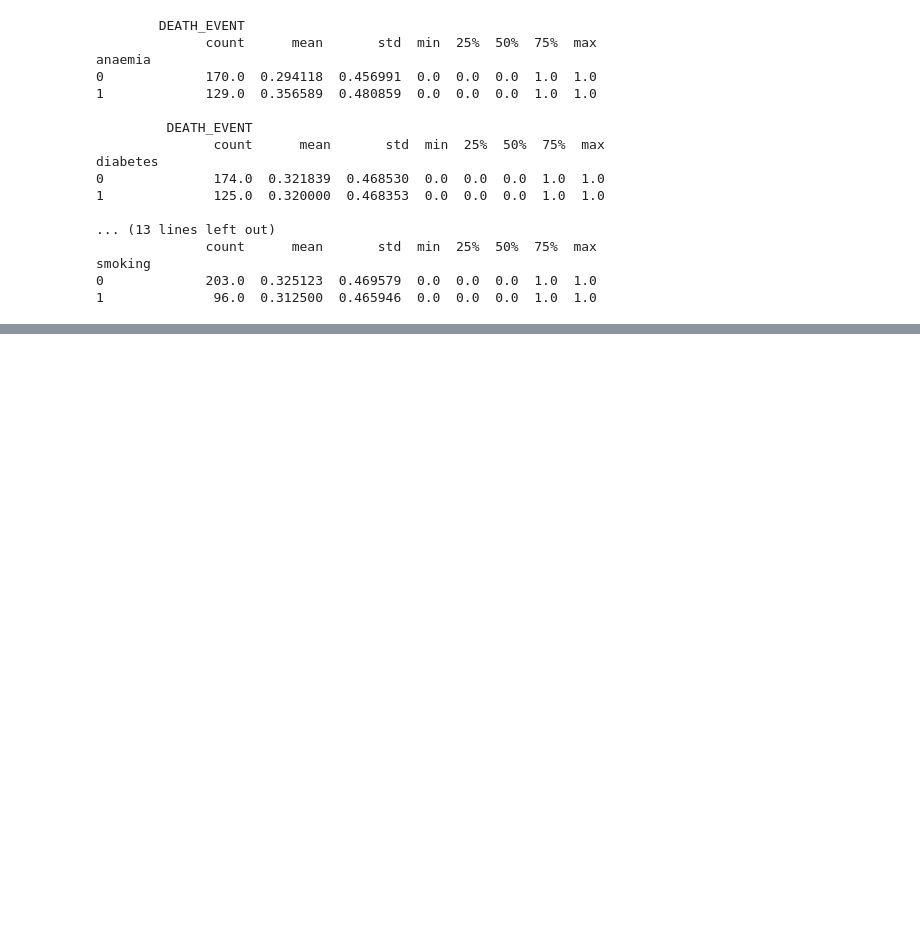
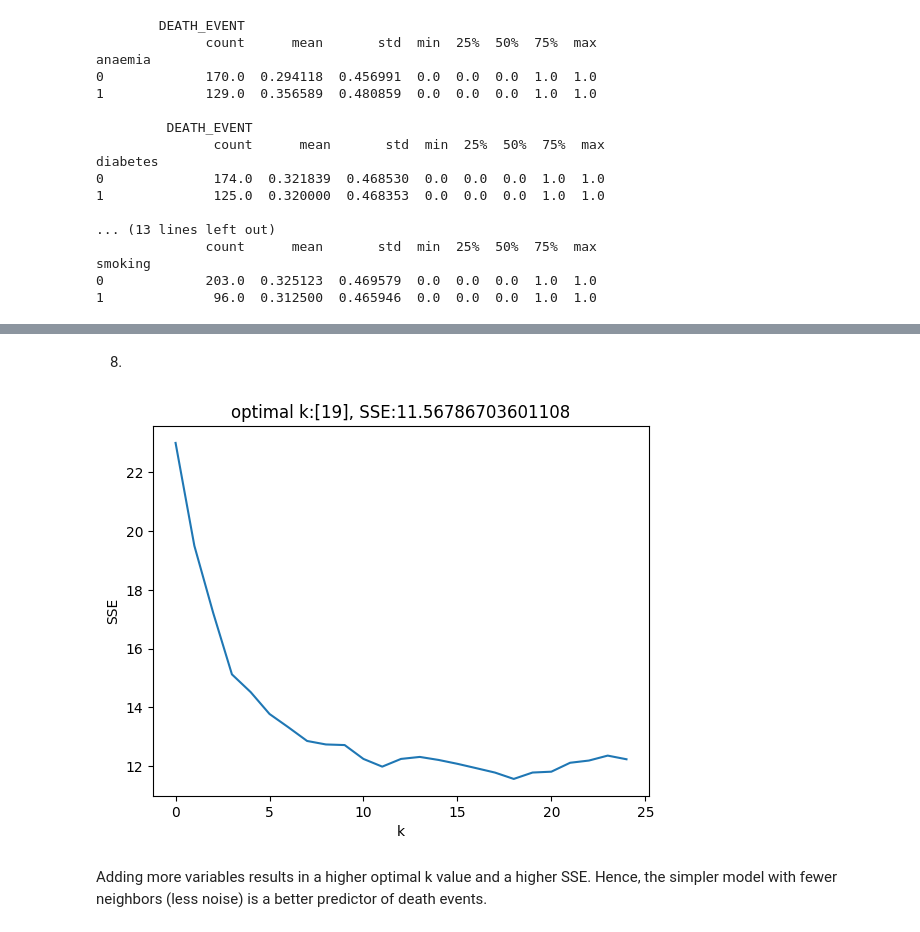
Before and after one commit to Nehach73/DS3001, a Jupyter notebook: kNN_assignment/kNN_assignment.ipynb, the cells around one changed output, grey strips where cells are left out. Saved outputs shown, nothing was run; the diff lists cells and outputs as text; code cells hidden in the pictures; blank space fills up the shorter version.

```diff
--- a/kNN_assignment/kNN_assignment.ipynb
+++ b/kNN_assignment/kNN_assignment.ipynb
@@ -194,0 +255,36 @@ When high blood pressure takes the value 1, a higher proportion of the populatio
+# %% [markdown]
+8.
+# %%
+y = df['DEATH_EVENT']
+X = df.drop('DEATH_EVENT', axis = 1)
+
+X = X.apply(maxmin)
+
+from sklearn.model_selection import train_test_split
+X_train, X_test, y_train, y_test = train_test_split(X, y, test_size=.2, random_state=100)
+
+from sklearn.neighbors import KNeighborsRegressor
+
+k_bar = 25
+k_grid = np.arange(1,k_bar)
+SSE = np.zeros(k_bar)
+
+for k in range(k_bar):
+    model = KNeighborsRegressor(n_neighbors = k+1).fit(X_train, y_train)
+    y_hat = model.predict(X_test)
+    SSE[k] = np.sum( (y_test-y_hat)**2 )
+
+
+SSE_min = np.min(SSE)
+min_index = np.where(SSE==SSE_min)
+k_star = k_grid[min_index]
+
+plt.plot(np.arange(0,k_bar),SSE)
+plt.xlabel("k")
+plt.title("optimal k:"+str(k_star)+', SSE:'+str(SSE_min))
+plt.ylabel('SSE')
+plt.show()
+# %% [output]
+[figure, added]
+# %% [markdown]
+Adding more variables results in a higher optimal k value and a higher SSE. Hence, the simpler model with fewer neighbors (less noise) is a better predictor of death events.
```
Also changed, not shown: parts of 8 cells of this notebook.
